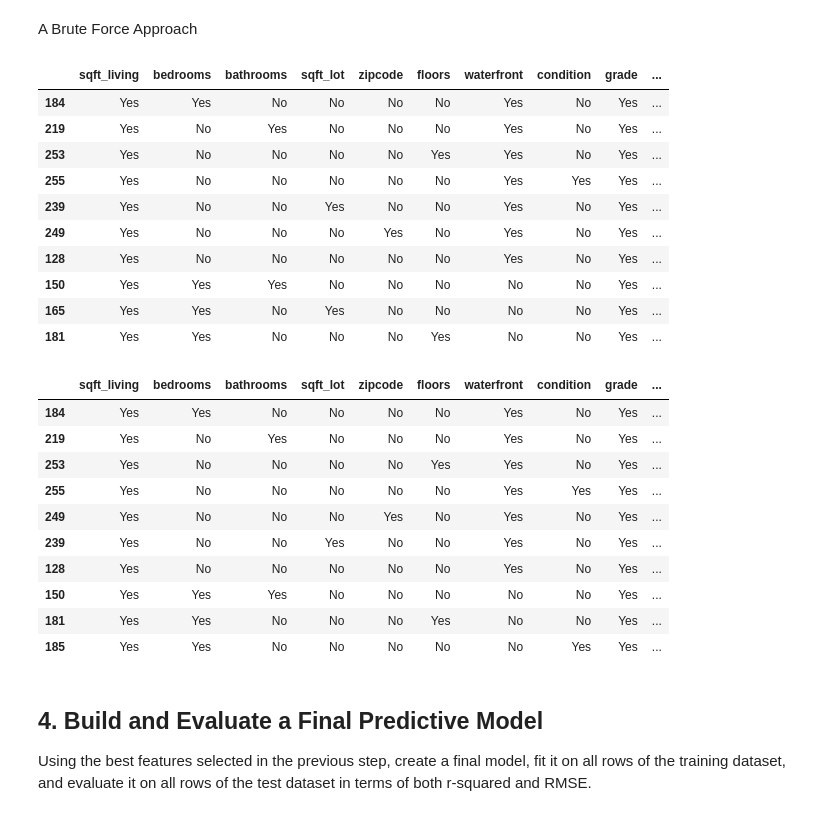
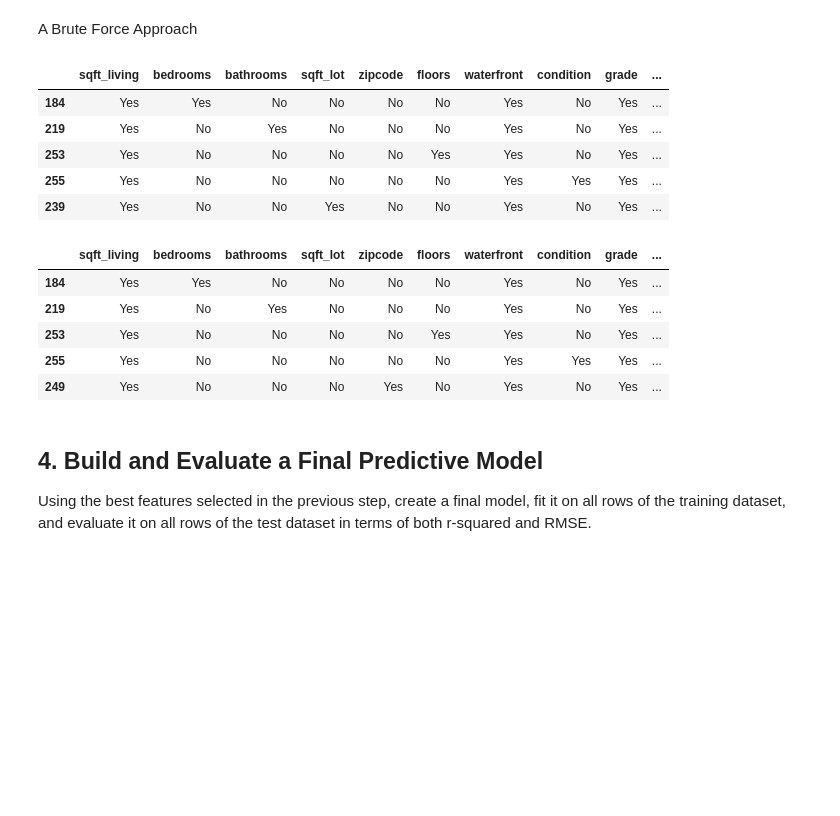
Before and after one commit to miazfryer/King_County_Regression, a Jupyter notebook: Sejin.ipynb, the cells around one changed output. Drawn from its saved outputs; the diff is of its cells as text; code cells hidden in the pictures; blank space fills up the shorter version.

```diff
--- a/Sejin.ipynb
+++ b/Sejin.ipynb
@@ -265,7 +251,7 @@ dummies_encoded_test = pd.DataFrame(dummies_encoded_test, columns=ohe.get_featur
 # %%
 # # #combine the continuous columns
-# X_train_log = pd.concat([X_train_lot, X_train['sqft_living']], axis=1)
-# X_test_log = pd.concat([X_test_lot, X_test['sqft_living']], axis=1)
+X_train_log = pd.concat([X_train_lot, X_train['sqft_living']], axis=1)
+X_test_log = pd.concat([X_test_lot, X_test['sqft_living']], axis=1)
 # %%
 # #standardized since both continuous columns seem to have gaussian distribution
 # scaler = StandardScaler()
@@ -280,8 +266,8 @@ dummies_encoded_test = pd.DataFrame(dummies_encoded_test, columns=ohe.get_featur
 # X_train_scaled =pd.DataFrame(X_train_scaled, columns= ['sqft_living','sqft_lot'])
 # X_test_scaled =pd.DataFrame(X_test_scaled, columns= ['sqft_living','sqft_lot'])
 # %%
-# X_train_final = pd.concat([X_train_scaled, dummies_encoded_train], axis=1)
-# X_test_final = pd.concat([X_test_scaled, dummies_encoded_test], axis=1)
+X_train_final = pd.concat([X_train_log, dummies_encoded_train], axis=1)
+X_test_final = pd.concat([X_test_log, dummies_encoded_test], axis=1)
 # %%
-# X_train_final.columns=[X.replace('.','_') for X in X_train_final.columns]
-# X_test_final.columns=[X.replace('.','_') for X in X_test_final.columns]
+X_train_final.columns=[X.replace('.','_') for X in X_train_final.columns]
+X_test_final.columns=[X.replace('.','_') for X in X_test_final.columns]
@@ -306,7 +306,7 @@ splitter = ShuffleSplit(n_splits=3, test_size=0.25, random_state=0)
 
 baseline_scores = cross_validate(
     estimator=baseline_model,
-    X=X_train[[most_correlated_feature1]],
+    X=X_train_final[[most_correlated_feature1]],
     y=y_train,
     return_train_score=True,
     cv=splitter
@@ -533,41 +533,36 @@ for (feature1, feature2, feature3) in list(combinations(features[1:], 3)):
 for (feature1, feature2, feature3, feature4) in list(combinations(features[1:], 4)):
     scores = cross_validate(
         estimator=second_model,
         X=X_train[["sqft_living", feature1, feature2, feature3, feature4]],
         y=y_train,
         return_train_score=True,
         cv=splitter
     )
     results_df = results_df.append({
         feature1: "Yes",
         feature2: "Yes",
         feature3: "Yes",
         feature4: "Yes",
         "train_score": scores["train_score"].mean(),
         "val_score": scores["test_score"].mean()
     }, ignore_index=True)
 
 
 
 # Fill in remaining values where appropriate
 results_df["sqft_living"] = "Yes"
 results_df.fillna("No", inplace=True)
 
-results_df.sort_values(by='train_score', ascending=False).head(10)
+results_df.sort_values(by='train_score', ascending=False).head()
 # %% [output]
 |  | sqft_living | bedrooms | bathrooms | sqft_lot | zipcode | floors | waterfront | condition | grade | ... |
 | 184 | Yes | Yes | No | No | No | No | Yes | No | Yes | ... |
 | 219 | Yes | No | Yes | No | No | No | Yes | No | Yes | ... |
 | 253 | Yes | No | No | No | No | Yes | Yes | No | Yes | ... |
 | 255 | Yes | No | No | No | No | No | Yes | Yes | Yes | ... |
 | 239 | Yes | No | No | Yes | No | No | Yes | No | Yes | ... |
-| 249 | Yes | No | No | No | Yes | No | Yes | No | Yes | ... |
-| 128 | Yes | No | No | No | No | No | Yes | No | Yes | ... |
-| 150 | Yes | Yes | Yes | No | No | No | No | No | Yes | ... |
-| 165 | Yes | Yes | No | Yes | No | No | No | No | Yes | ... |
-| 181 | Yes | Yes | No | No | No | Yes | No | No | Yes | ... |
 # %%
-results_df.sort_values(by='val_score', ascending=False).head(10)
+results_df.sort_values(by='val_score', ascending=False).head()
 # %% [output]
 |  | sqft_living | bedrooms | bathrooms | sqft_lot | zipcode | floors | waterfront | condition | grade | ... |
 | 184 | Yes | Yes | No | No | No | No | Yes | No | Yes | ... |
@@ -575,11 +570,6 @@ results_df.sort_values(by='val_score', ascending=False).head(10)
 | 253 | Yes | No | No | No | No | Yes | Yes | No | Yes | ... |
 | 255 | Yes | No | No | No | No | No | Yes | Yes | Yes | ... |
 | 249 | Yes | No | No | No | Yes | No | Yes | No | Yes | ... |
-| 239 | Yes | No | No | Yes | No | No | Yes | No | Yes | ... |
-| 128 | Yes | No | No | No | No | No | Yes | No | Yes | ... |
-| 150 | Yes | Yes | Yes | No | No | No | No | No | Yes | ... |
-| 181 | Yes | Yes | No | No | No | Yes | No | No | Yes | ... |
-| 185 | Yes | Yes | No | No | No | No | No | Yes | Yes | ... |
 # %% [markdown]
 
 ## 4. Build and Evaluate a Final Predictive Model
```
Also changed, not shown: parts of 12 cells of this notebook.
